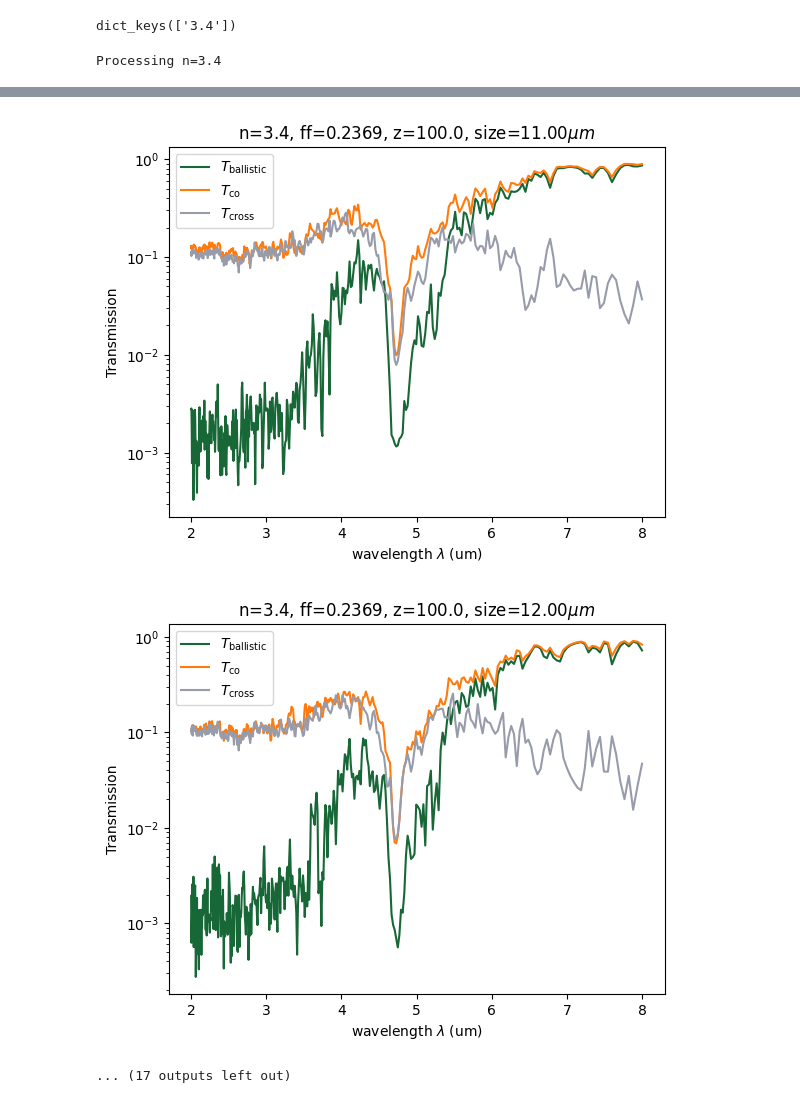
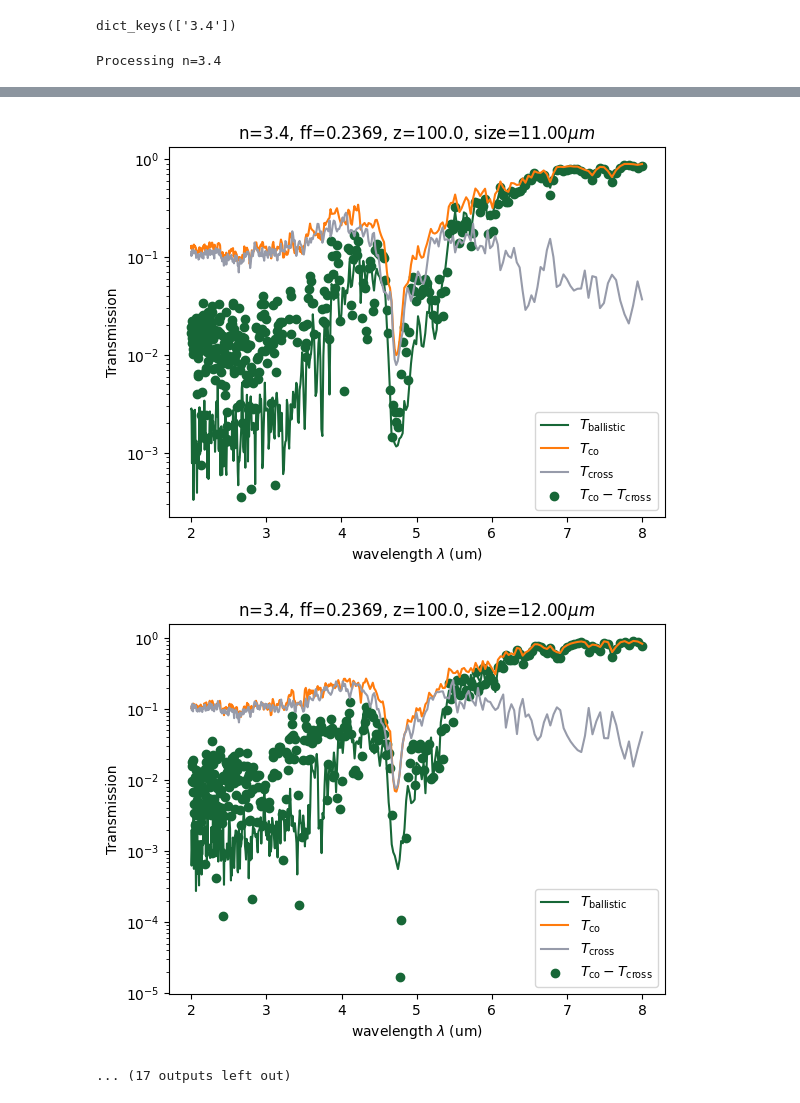
Before and after one commit to fhernandez93/LoadingPermittivityDistToSlabTransmission, a Jupyter notebook: Notebooks/LSU Project/20260422_Schulz_Statistics_T_Components/20260423_Plot_Transmission_Components.ipynb, the cells around one changed output, grey strips where cells are left out. Drawn from its saved outputs; the diff is of its cells as text; code cells hidden in the pictures.

```diff
--- a/Notebooks/LSU Project/20260422_Schulz_Statistics_T_Components/20260423_Plot_Transmission_Components.ipynb
+++ b/Notebooks/LSU Project/20260422_Schulz_Statistics_T_Components/20260423_Plot_Transmission_Components.ipynb
@@ -41,21 +41,21 @@ for n in transmission_dict["transmission_data"].keys():
                 plt.plot(lambdas, transmission_average[1], label=titles[1])
                 plt.plot(lambdas, transmission_average[2], label=titles[2])
                 # plt.plot(lambdas, transmission_average[3], label=titles[3]) #Total Transmission
-                # plt.plot(lambdas, transmission_average[1] + transmission_average[2], label=r"$T_{\mathrm{co}}+T_{\mathrm{cross}}$")
+                plt.scatter(lambdas, transmission_average[1] - transmission_average[2], label=r"$T_{\mathrm{co}}-T_{\mathrm{cross}}$")
                 plt.title(rf"n={n}, ff={ff}, z={z}, size={float(size)*11.44:.2f}$\mu m$")
                 plt.legend()
                 plt.xlabel(rf"wavelength $\lambda$ (um)")
                 plt.ylabel("Transmission")
                 plt.yscale("log")
                 save_dir=rf"{dir}/20260708_Transmission_Components_L_ff_{ff}_n_{n}/z_{z}"
-                os.makedirs(save_dir,exist_ok=True)
-                plt.savefig(rf"{save_dir}/transmission_n_{n}_ff_{ff}_z_{z}_Transmission_Components_average_L_{float(size)*11.44:.2f}.png")
+                # os.makedirs(save_dir,exist_ok=True)
+                # plt.savefig(rf"{save_dir}/transmission_n_{n}_ff_{ff}_z_{z}_Transmission_Components_average_L_{float(size)*11.44:.2f}.png")
                 plt.show()
                 T_array = np.vstack([lambdas, *transmission_average])
                 str_T = " ".join(component_keys)
-                np.savetxt(f"{save_dir}/transmission_n_{n}_ff_{ff}_z_{z}_Transmission_Components_average_L_{float(size)*11.44:.2f}.txt", np.transpose(T_array),
-                    fmt="%.18f",
-                    delimiter=" ",
-                    header="lambda " +str_T )
+                # np.savetxt(f"{save_dir}/transmission_n_{n}_ff_{ff}_z_{z}_Transmission_Components_average_L_{float(size)*11.44:.2f}.txt", np.transpose(T_array),
+                #     fmt="%.18f",
+                #     delimiter=" ",
+                #     header="lambda " +str_T )
 # %% [output]
 Processing n=3.4
@@ -71,3 +71,3 @@ Processing n=3.4
-[figure, old version]
+[figure, new version]
-[figure, old version]
+[figure, new version]
 ... (17 outputs left out)
```
Also changed, not shown: parts of 1 cell of this notebook, 19 other files.
